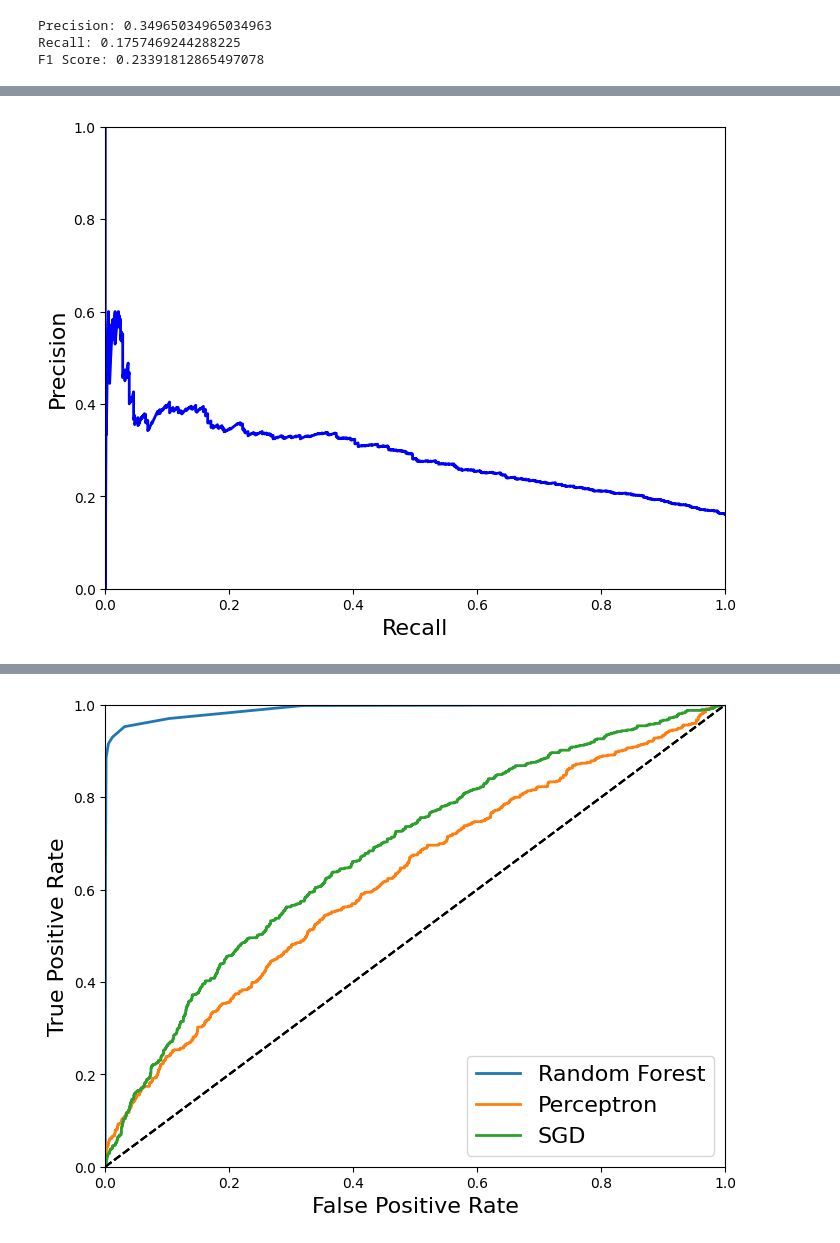
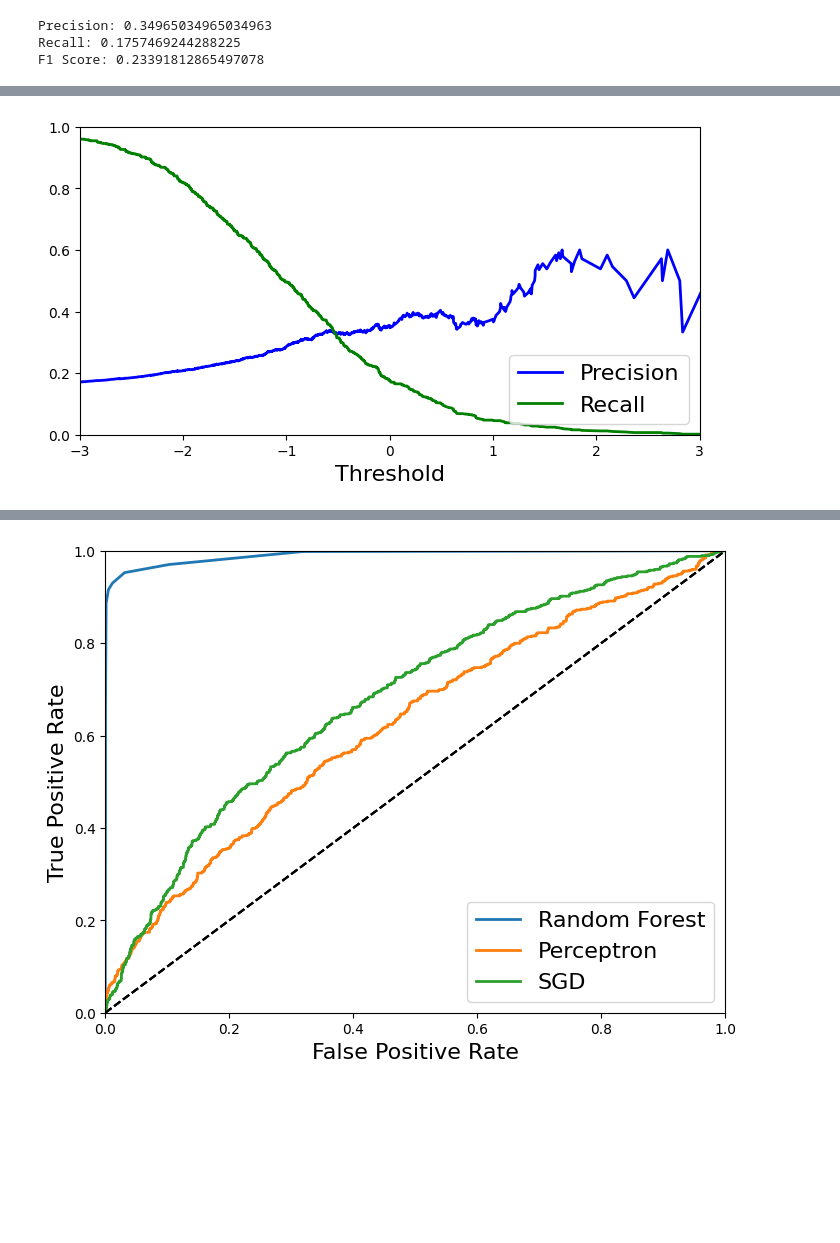
Before and after one commit to Aldresus/projetIA, a Jupyter notebook: les graphes et import.ipynb, the cells around one changed output, grey strips where cells are left out. Cells and saved outputs as stored; diff of their text form; code cells hidden in the pictures; blank space fills up the shorter version.

```diff
--- a/projet_curve_Laureline.ipynb
+++ b/les graphes et import.ipynb
@@ -646,18 +683,5 @@ Precision: 0.34965034965034963
 Recall: 0.1757469244288225
 F1 Score: 0.23391812865497078
 # %%
-from sklearn.metrics import precision_recall_curve
 y_train_scores = cross_val_predict(sgd_clf, X_train_prepared, y_train_1, cv=10, method="decision_function")
-precisions,recalls, thresholds = precision_recall_curve(y_train_1, y_train_scores)
+precisions_binary,recalls_binary, thresholds_binary = precision_recall_curve(y_train_1, y_train_scores)
-# %%
-def plot_precision_recall_vs_threshold(precisions, recalls, thresholds):
-    plt.plot(thresholds, precisions[:-1], "b-", label="Precision", linewidth=2)
-    plt.plot(thresholds, recalls[:-1], "g-", label="Recall", linewidth=2)
-    plt.xlabel("Threshold", fontsize=16)
-    plt.legend(loc="upper left", fontsize=16)
-    plt.ylim([0, 1])
-
-plt.figure(figsize=(8, 4))
-plot_precision_recall_vs_threshold(precisions, recalls, thresholds)
-plt.xlim([-3, 3])
-plt.show()
@@ -666,12 +688,7 @@ plt.show()
-# %%
-def plot_precision_vs_recall(precisions, recalls):
-    plt.plot(recalls, precisions, "b-", linewidth=2)
-    plt.xlabel("Recall", fontsize=16)
-    plt.ylabel("Precision", fontsize=16)
-    plt.axis([0, 1, 0, 1])
-
-plt.figure(figsize=(8, 6))
-plot_precision_vs_recall(precisions, recalls)
-plt.show()
-# %% [output]
-[figure, removed]
+# %%
+plt.figure(figsize=(8, 4))
+plot_precision_recall_vs_threshold(precisions_binary, recalls_binary, thresholds_binary)
+plt.xlim([-3, 3])
+plt.show()
+# %% [output]
+[figure, added]
```
Also changed, not shown: parts of 34 cells of this notebook.
